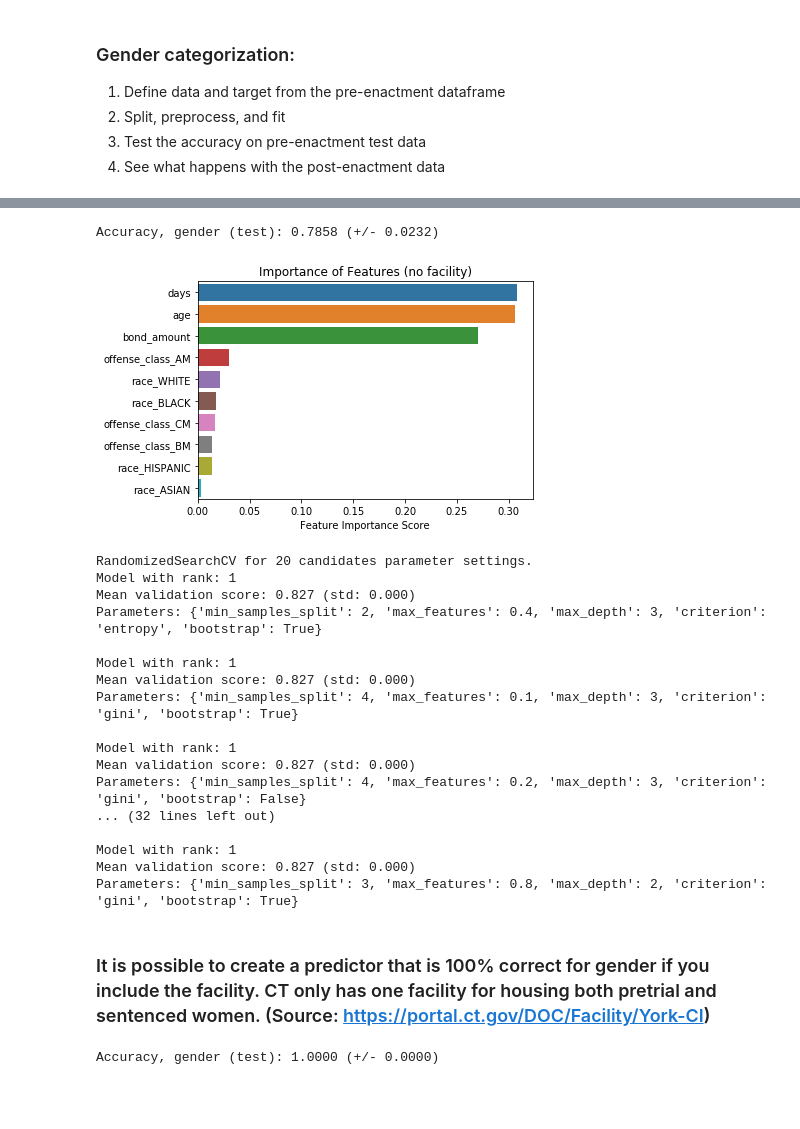
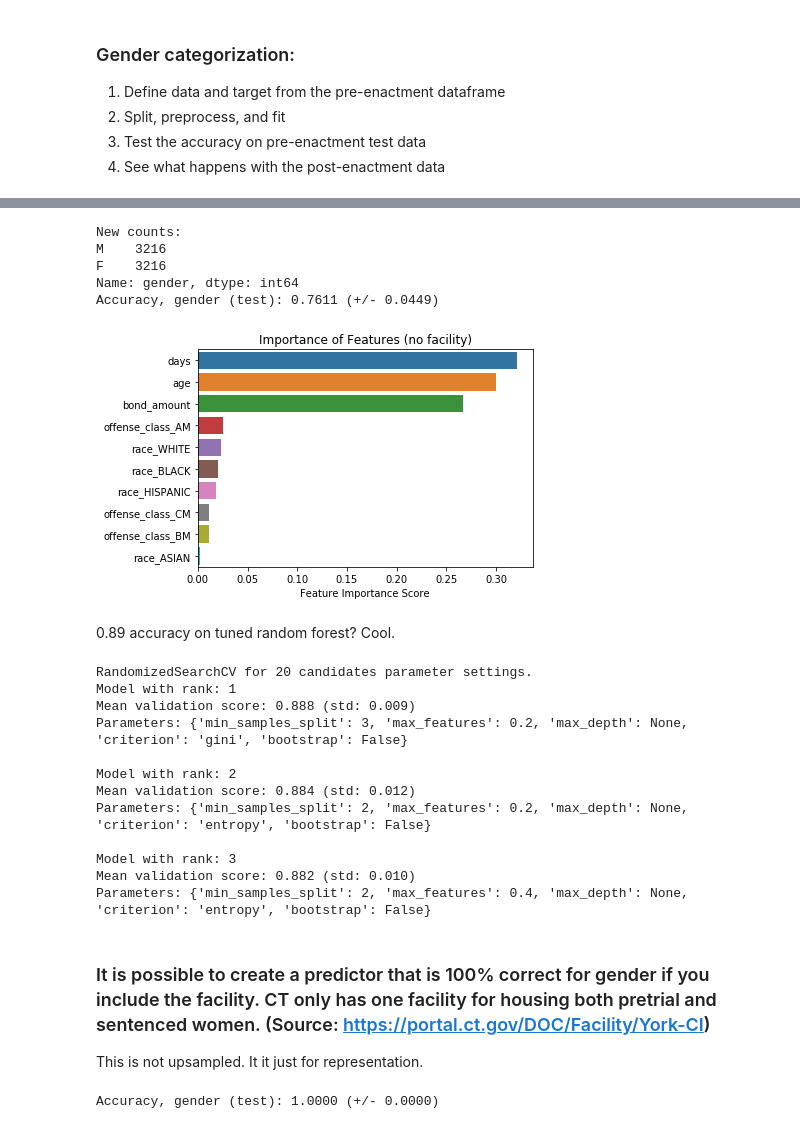
Before and after one commit to SlothDream/SBCap1_CT, a Jupyter notebook: Classification.ipynb, the cells around one changed output, grey strips where cells are left out. Saved outputs shown, nothing was run; the diff lists cells and outputs as text; code cells hidden in the pictures; blank space fills up the shorter version.

Commit message:
Rebalanced df

```diff
--- a/Classification.ipynb
+++ b/Classification.ipynb
@@ -221,30 +275,48 @@ Parameters: {'C': 3.595915101877409, 'penalty': 'l2'}
 # %%
 # Define data and target
-X = mis_pre_df[['bond_amount','days','age','offense_class','race']]
-X = pd.get_dummies(X,columns=['offense_class','race'],drop_first=True)#.drop('race_ASIAN',axis=1)
-y = mis_pre_df.gender.ravel()
+
+to_rebalance_df = mis_pre_df[['bond_amount','days','age','gender','offense_class','race']]
+to_rebalance_df = pd.get_dummies(to_rebalance_df,columns=['offense_class','race'],drop_first=True)
+
+rebalance_F = to_rebalance_df.loc[to_rebalance_df.gender=='F']
+rebalance_M = to_rebalance_df.loc[to_rebalance_df.gender=='M']
+
+samples = len(rebalance_M)
+
+F_upsampled = resample(rebalance_F, replace=True, n_samples=samples)
+
+balanced_df = pd.concat([F_upsampled,rebalance_M])
+
+X = balanced_df.drop('gender',axis=1)
+y = balanced_df.gender.ravel()
 
 X_train, X_test, y_train, y_test = train_test_split(X,y,test_size=.3,stratify=y)
 
 # Rescale the data
 scaler = MinMaxScaler()
 
 # Classifier
 #clf = DecisionTreeClassifier()
 clf = RandomForestClassifier(n_estimators=100,max_features=None)
 clf.fit(X_train,y_train)
 scores = cross_val_score(clf, X_test, y_test, cv=5)
 print("Accuracy, gender (test): %0.4f (+/- %0.4f)" % (scores.mean(), scores.std() * 2))
 
 clf.feature_importances_
 
 feature_imp = pd.Series(clf.feature_importances_,index=X.columns).sort_values(ascending=False)
 _ = sns.barplot(x=feature_imp, y=feature_imp.index)
 _ = plt.xlabel('Feature Importance Score')
 _ = plt.title('Importance of Features (no facility)')
 # %% [output]
-Accuracy, gender (test): 0.7858 (+/- 0.0232)
+New counts:
+M    3216
+F    3216
+Name: gender, dtype: int64
+Accuracy, gender (test): 0.7611 (+/- 0.0449)
-[figure, old version]
+[figure, new version]
+# %% [markdown]
+0.89 accuracy on tuned random forest?  Cool.
 # %%
 # Utility function to report best scores
 def report(results, n_top=3):
@@ -276,23 +348,20 @@ report(random_search.cv_results_)
 # %% [output]
 RandomizedSearchCV for 20 candidates parameter settings.
 Model with rank: 1
-Mean validation score: 0.827 (std: 0.000)
-Parameters: {'min_samples_split': 2, 'max_features': 0.4, 'max_depth': 3, 'criterion': 'entropy', 'bootstrap': True}
+Mean validation score: 0.888 (std: 0.009)
+Parameters: {'min_samples_split': 3, 'max_features': 0.2, 'max_depth': None, 'criterion': 'gini', 'bootstrap': False}
 
-Model with rank: 1
-Mean validation score: 0.827 (std: 0.000)
-Parameters: {'min_samples_split': 4, 'max_features': 0.1, 'max_depth': 3, 'criterion': 'gini', 'bootstrap': True}
+Model with rank: 2
+Mean validation score: 0.884 (std: 0.012)
+Parameters: {'min_samples_split': 2, 'max_features': 0.2, 'max_depth': None, 'criterion': 'entropy', 'bootstrap': False}
 
-Model with rank: 1
-Mean validation score: 0.827 (std: 0.000)
-Parameters: {'min_samples_split': 4, 'max_features': 0.2, 'max_depth': 3, 'criterion': 'gini', 'bootstrap': False}
-... (32 lines left out)
-
-Model with rank: 1
-Mean validation score: 0.827 (std: 0.000)
-Parameters: {'min_samples_split': 3, 'max_features': 0.8, 'max_depth': 2, 'criterion': 'gini', 'bootstrap': True}
+Model with rank: 3
+Mean validation score: 0.882 (std: 0.010)
+Parameters: {'min_samples_split': 2, 'max_features': 0.4, 'max_depth': None, 'criterion': 'entropy', 'bootstrap': False}
 # %% [markdown]
 ### It is possible to create a predictor that is 100% correct for gender if you include the facility.  CT only has one facility for housing both pretrial and sentenced women.  (Source: https://portal.ct.gov/DOC/Facility/York-CI)
+
+This is not upsampled.  It it just for representation.
 # %%
 # Define data and target
 X = mis_pre_df[['bond_amount','days','age','offense_class','race','facility']]
```
Also changed, not shown: parts of 14 cells of this notebook.
